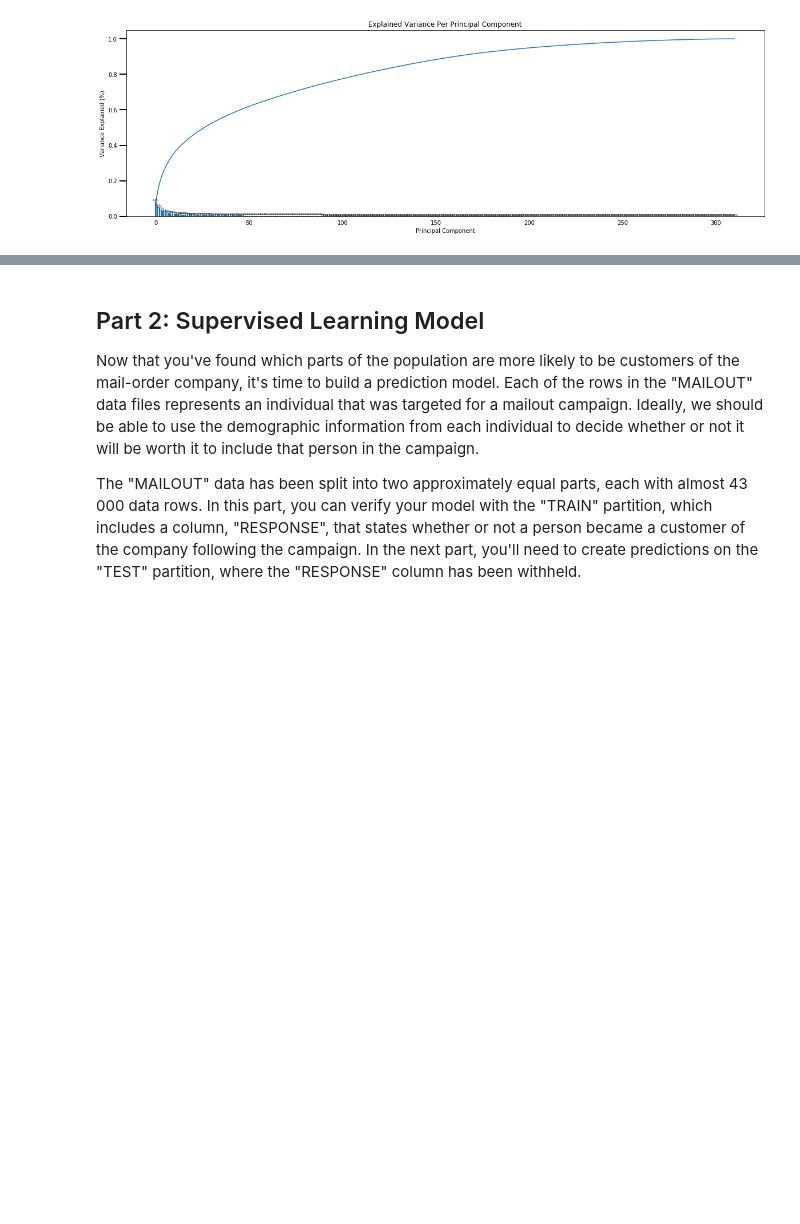
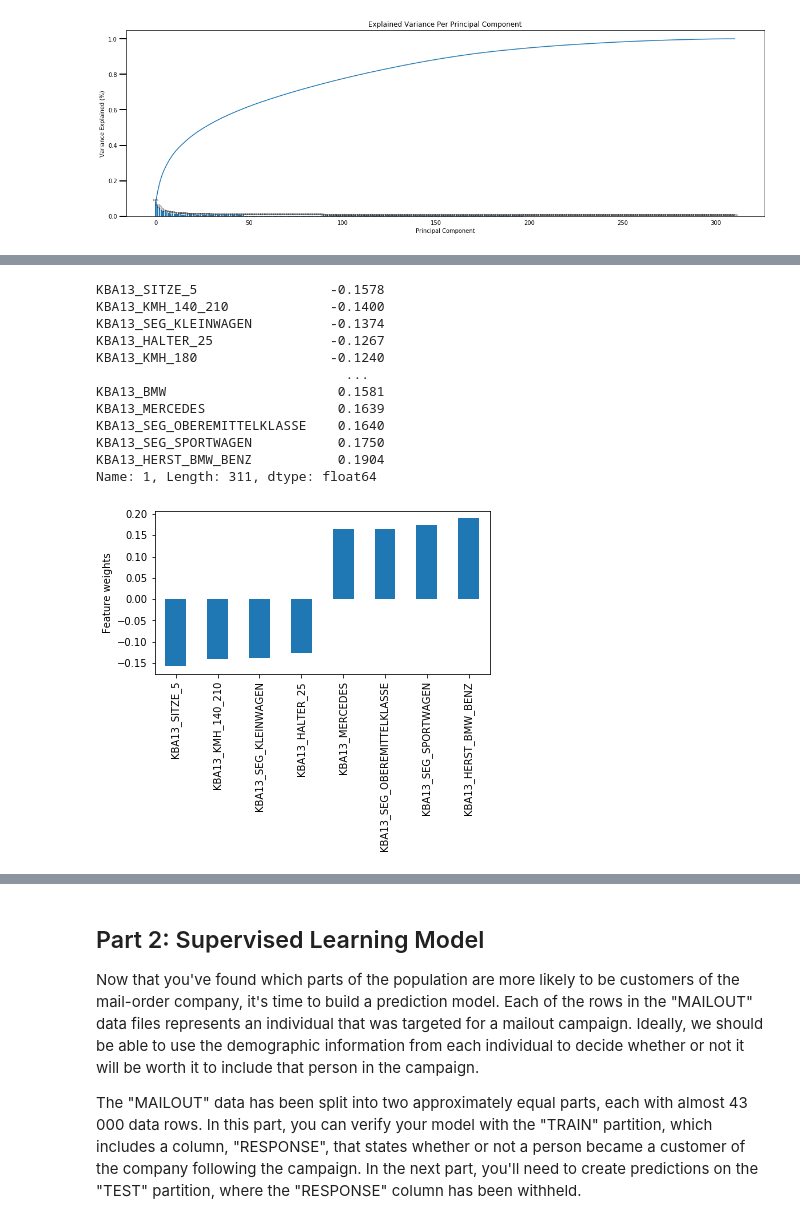
Before and after one commit to thapasun/udacity-DSND-capstone, a Jupyter notebook: Arvato Project Workbook.ipynb, the cells around one changed output, grey strips where cells are left out. Saved outputs shown, nothing was run; the diff lists cells and outputs as text; code cells hidden in the pictures; blank space fills up the shorter version.

```diff
--- a/Arvato Project Workbook.ipynb
+++ b/Arvato Project Workbook.ipynb
@@ -662,0 +699,18 @@ scree_plot(pca_250)
+# %%
+# this will give us the second pricinipal components selected top and bottom
+pca_weights_200_1 = pca_weights(pca_200,1)
+print(pca_weights_200_1)
+# %% [output]
+KBA13_SITZE_5                 -0.1578
+KBA13_KMH_140_210             -0.1400
+KBA13_SEG_KLEINWAGEN          -0.1374
+KBA13_HALTER_25               -0.1267
+KBA13_KMH_180                 -0.1240
+                                ...
+KBA13_BMW                      0.1581
+KBA13_MERCEDES                 0.1639
+KBA13_SEG_OBEREMITTELKLASSE    0.1640
+KBA13_SEG_SPORTWAGEN           0.1750
+KBA13_HERST_BMW_BENZ           0.1904
+Name: 1, Length: 311, dtype: float64
+[figure, added]
```
Also changed, not shown: parts of 9 cells of this notebook.
